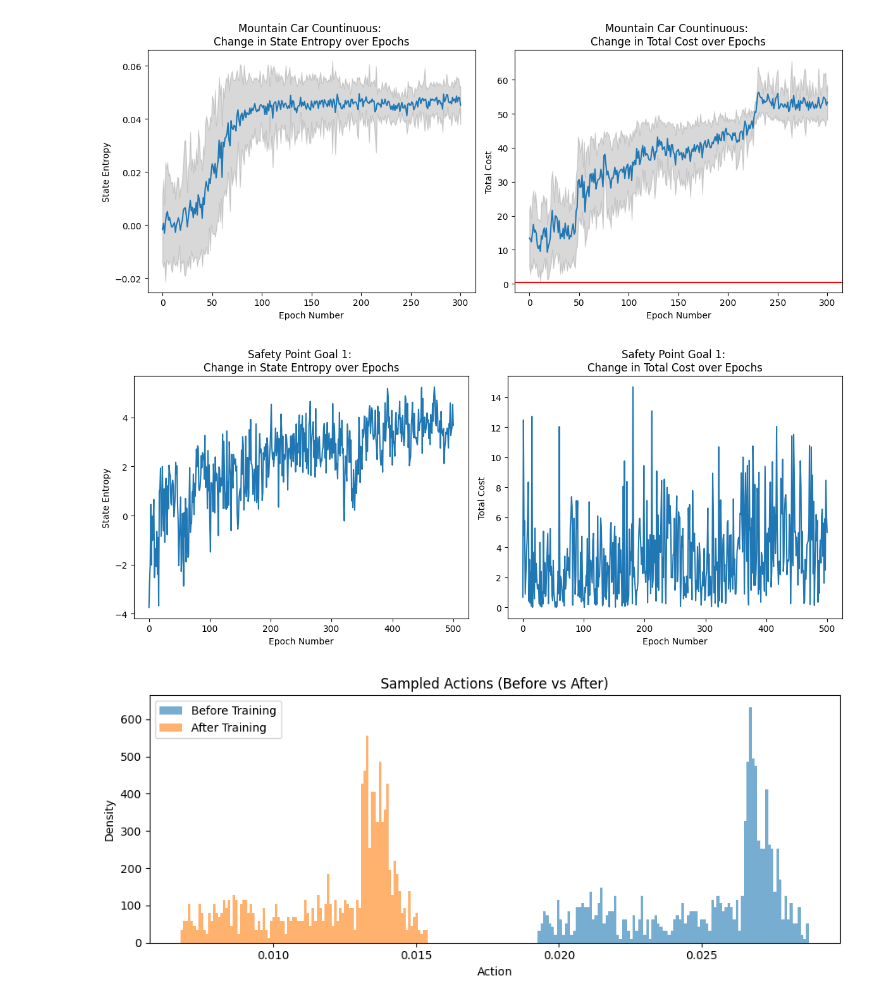
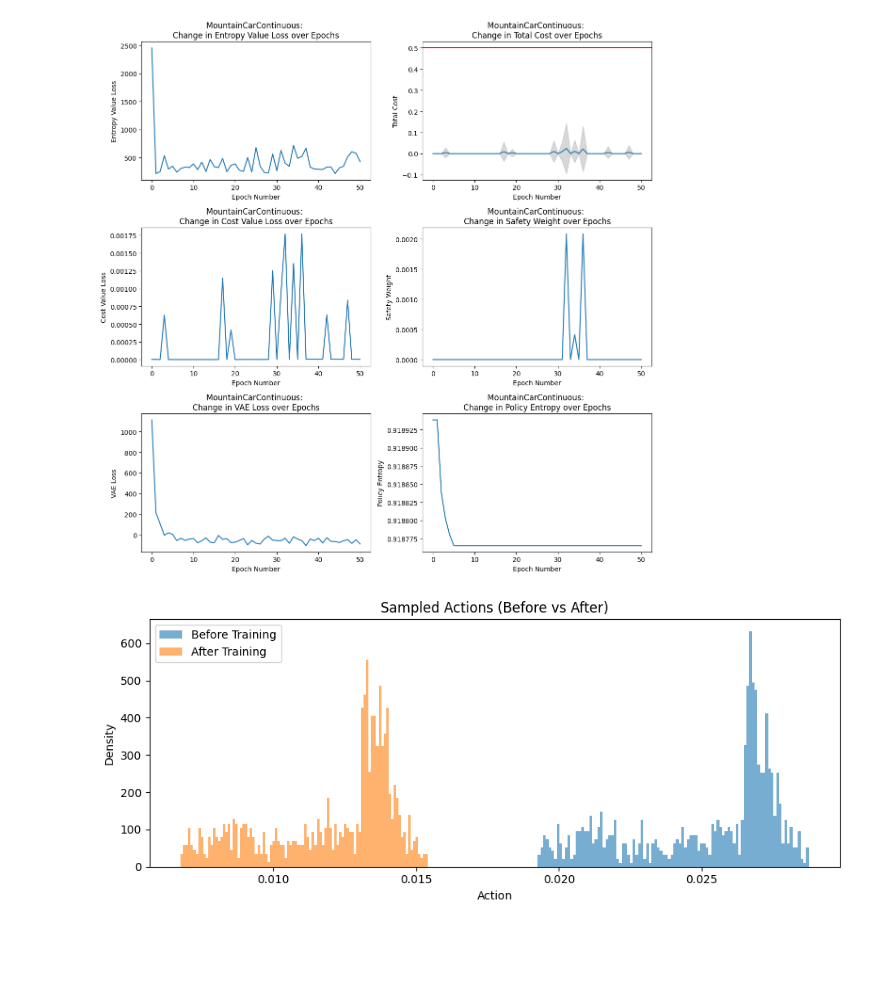
Before and after one commit to micobruh/safe-rl, a Jupyter notebook: visualization.ipynb, the cells around one changed output. Saved outputs shown, nothing was run; the diff lists cells and outputs as text; code cells hidden in the pictures; blank space fills up the shorter version.

```diff
--- a/visualization.ipynb
+++ b/visualization.ipynb
@@ -94,53 +120,7 @@ df["policy_loss"].plot()
-# %%
-df = pd.read_csv("results/MountainCarContinuous/MEPOL/MountainCarContinuous-v0.csv", index_col = False)
-fig, ax = plt.subplots(nrows = 1, ncols = 2, figsize = (12, 5))
-
-sns.lineplot(data = df, x = "epoch", y = "mean_entropy", ax = ax[0])
-ax[0].set_xlabel("Epoch Number")
-ax[0].set_ylabel("State Entropy")
-ax[0].fill_between(
-    df["epoch"],
-    df["mean_entropy"] - df["std_entropy"],
-    df["mean_entropy"] + df["std_entropy"],
-    color="gray",
-    alpha=0.3,
-)
-ax[0].set_title("Mountain Car Countinuous: \nChange in State Entropy over Epochs")
-
-sns.lineplot(data = df, x = "epoch", y = "mean_cost", ax = ax[1])
-ax[1].set_xlabel("Epoch Number")
-ax[1].set_ylabel("Total Cost")
-ax[1].fill_between(
-    df["epoch"],
-    df["mean_cost"] - df["std_cost"],
-    df["mean_cost"] + df["std_cost"],
-    color="gray",
-    alpha=0.3,
-)
-plt.axhline(y=0.5, color="red")
-ax[1].set_title("Mountain Car Countinuous: \nChange in Total Cost over Epochs")
-
-fig.tight_layout()
-# %% [output]
-[figure, removed]
-# %%
-df = pd.read_csv("results/SafetyPointGoal1/MEPOL/SafetyPointGoal1-v0.csv", index_col = False)
-df["cost"] = abs(df["cost"])
-fig, ax = plt.subplots(nrows = 1, ncols = 2, figsize = (12, 5))
-
-sns.lineplot(data = df, x = "epoch", y = "entropy", ax = ax[0])
-ax[0].set_xlabel("Epoch Number")
-ax[0].set_ylabel("State Entropy")
-ax[0].set_title("Safety Point Goal 1: \nChange in State Entropy over Epochs")
-
-sns.lineplot(data = df, x = "epoch", y = "cost", ax = ax[1])
-ax[1].set_xlabel("Epoch Number")
-ax[1].set_ylabel("Total Cost")
-ax[1].set_title("Safety Point Goal 1: \nChange in Total Cost over Epochs")
-
-fig.tight_layout()
-# %% [output]
-[figure, removed]
+# %%
+renyi_vis("MountainCarContinuous-v0", "results/MountainCarContinuous/RENYI/Rényi/Zeta_1/Omega_0_Bruh", 0.5)
+# %% [output]
+[figure, added]
 # %%
 import torch
 import torch.nn as nn
```
Also changed, not shown: parts of 8 cells of this notebook, 9 other files.
